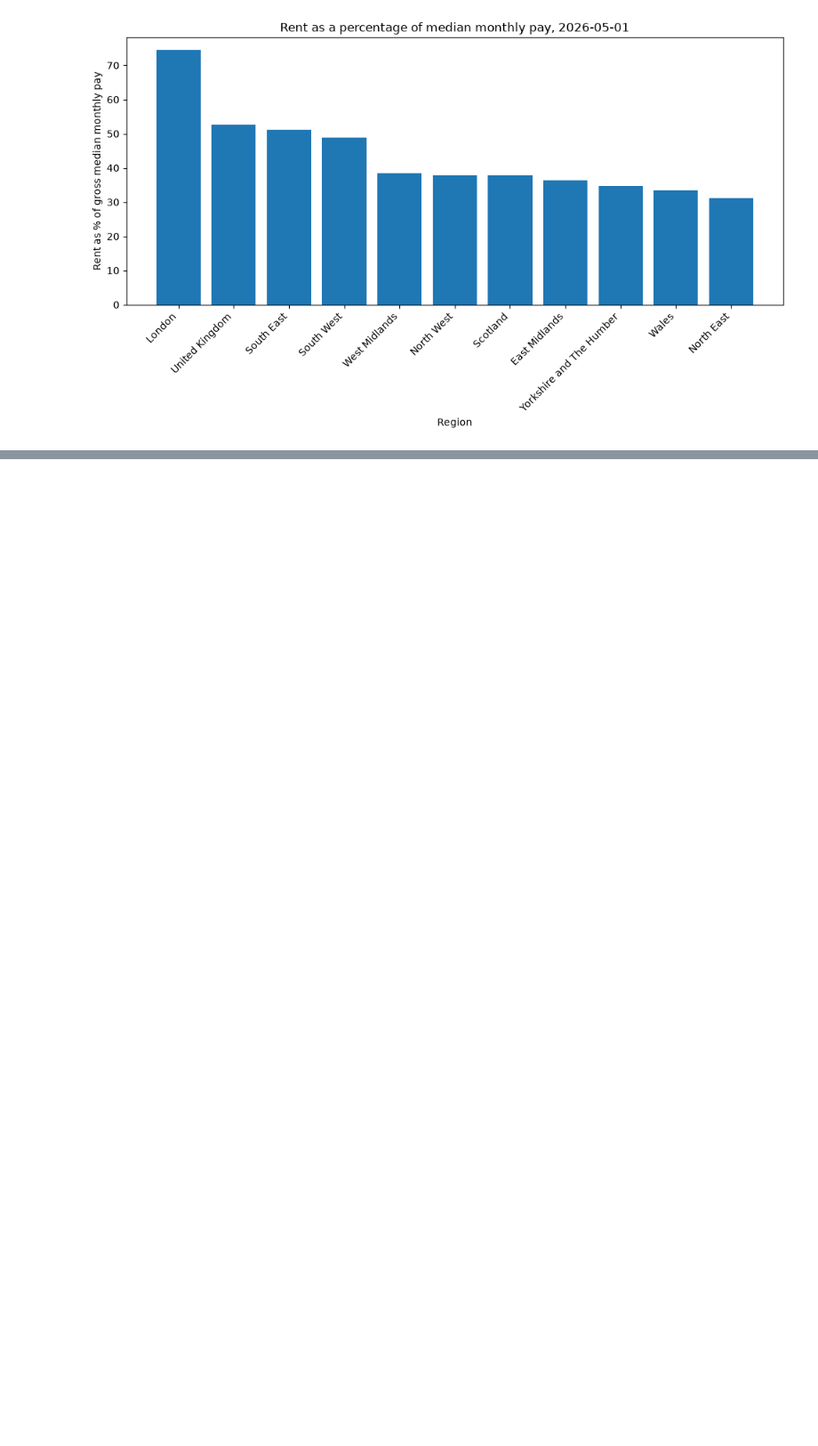
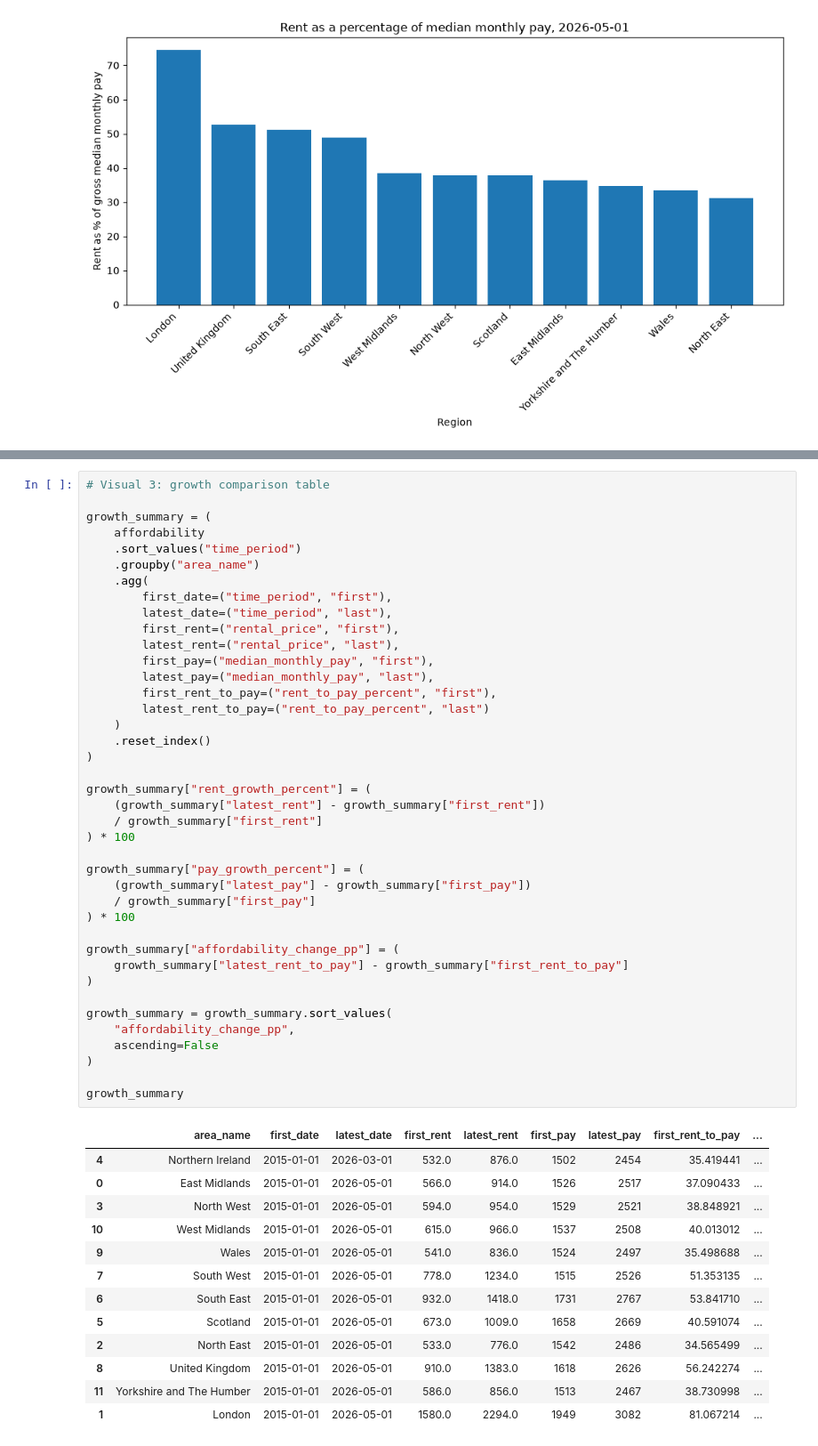
Before and after one commit to Puffinscatz/uk-affordability-analysis, a Jupyter notebook: notebooks/03_exploratory_analysis.ipynb, the cells around one changed output, grey strips where cells are left out. Shown at 89% size. Drawn from its saved outputs; the diff is of its cells as text; blank space fills up the shorter version.

```diff
--- a/notebooks/03_exploratory_analysis.ipynb
+++ b/notebooks/03_exploratory_analysis.ipynb
@@ -172,0 +207,54 @@ plt.show()
+# %%
+# Visual 3: growth comparison table
+
+growth_summary = (
+    affordability
+    .sort_values("time_period")
+    .groupby("area_name")
+    .agg(
+        first_date=("time_period", "first"),
+        latest_date=("time_period", "last"),
+        first_rent=("rental_price", "first"),
+        latest_rent=("rental_price", "last"),
+        first_pay=("median_monthly_pay", "first"),
+        latest_pay=("median_monthly_pay", "last"),
+        first_rent_to_pay=("rent_to_pay_percent", "first"),
+        latest_rent_to_pay=("rent_to_pay_percent", "last")
+    )
+    .reset_index()
+)
+
+growth_summary["rent_growth_percent"] = (
+    (growth_summary["latest_rent"] - growth_summary["first_rent"])
+    / growth_summary["first_rent"]
+) * 100
+
+growth_summary["pay_growth_percent"] = (
+    (growth_summary["latest_pay"] - growth_summary["first_pay"])
+    / growth_summary["first_pay"]
+) * 100
+
+growth_summary["affordability_change_pp"] = (
+    growth_summary["latest_rent_to_pay"] - growth_summary["first_rent_to_pay"]
+)
+
+growth_summary = growth_summary.sort_values(
+    "affordability_change_pp",
+    ascending=False
+)
+
+growth_summary
+# %% [output]
+|  | area_name | first_date | latest_date | first_rent | latest_rent | first_pay | latest_pay | first_rent_to_pay | ... |
+| 4 | Northern Ireland | 2015-01-01 | 2026-03-01 | 532.0 | 876.0 | 1502 | 2454 | 35.419441 | ... |
+| 0 | East Midlands | 2015-01-01 | 2026-05-01 | 566.0 | 914.0 | 1526 | 2517 | 37.090433 | ... |
+| 3 | North West | 2015-01-01 | 2026-05-01 | 594.0 | 954.0 | 1529 | 2521 | 38.848921 | ... |
+| 10 | West Midlands | 2015-01-01 | 2026-05-01 | 615.0 | 966.0 | 1537 | 2508 | 40.013012 | ... |
+| 9 | Wales | 2015-01-01 | 2026-05-01 | 541.0 | 836.0 | 1524 | 2497 | 35.498688 | ... |
+| 7 | South West | 2015-01-01 | 2026-05-01 | 778.0 | 1234.0 | 1515 | 2526 | 51.353135 | ... |
+| 6 | South East | 2015-01-01 | 2026-05-01 | 932.0 | 1418.0 | 1731 | 2767 | 53.841710 | ... |
+| 5 | Scotland | 2015-01-01 | 2026-05-01 | 673.0 | 1009.0 | 1658 | 2669 | 40.591074 | ... |
+| 2 | North East | 2015-01-01 | 2026-05-01 | 533.0 | 776.0 | 1542 | 2486 | 34.565499 | ... |
+| 8 | United Kingdom | 2015-01-01 | 2026-05-01 | 910.0 | 1383.0 | 1618 | 2626 | 56.242274 | ... |
+| 11 | Yorkshire and The Humber | 2015-01-01 | 2026-05-01 | 586.0 | 856.0 | 1513 | 2467 | 38.730998 | ... |
+| 1 | London | 2015-01-01 | 2026-05-01 | 1580.0 | 2294.0 | 1949 | 3082 | 81.067214 | ... |
```
Also changed, not shown: parts of 3 cells of this notebook, 2 other files.
